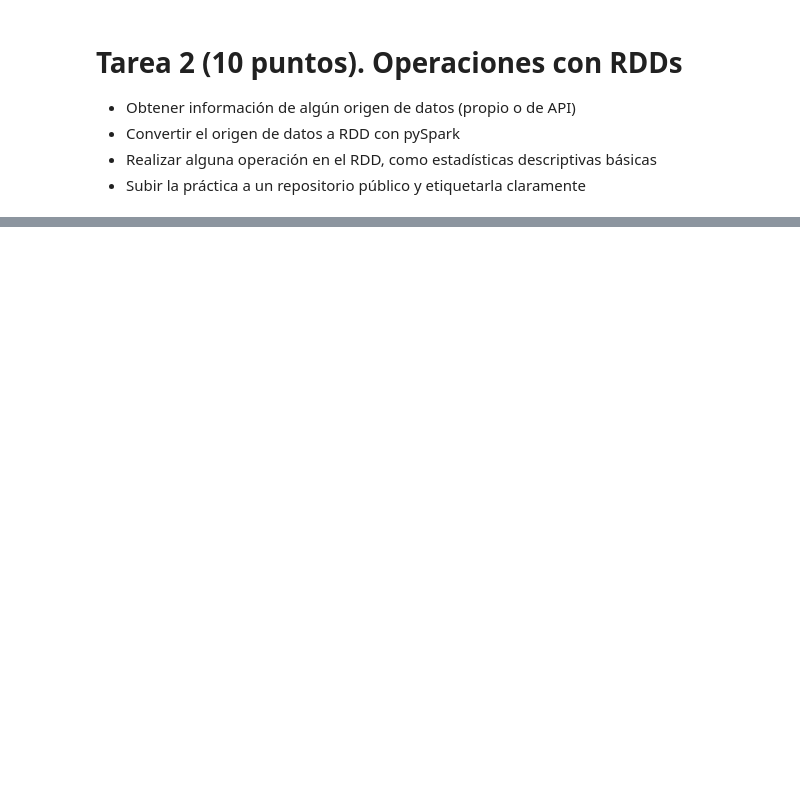
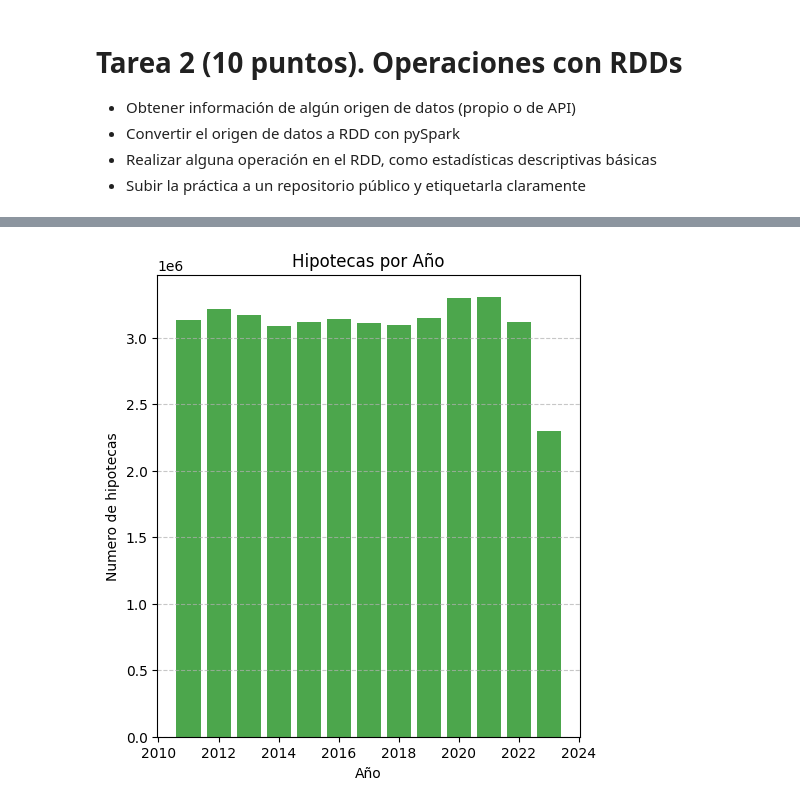
Before and after one commit to CesarAHO123/BigData_MCD, a Jupyter notebook: Tarea2.ipynb, the cells around one changed output, grey strips where cells are left out. Saved outputs shown, nothing was run; the diff lists cells and outputs as text; code cells hidden in the pictures; blank space fills up the shorter version.

```diff
--- a/Tarea2.ipynb
+++ b/Tarea2.ipynb
@@ -68,0 +116,16 @@ print(f"Valor máximo de VALUE1: {max_value}")
+# %%
+# Filtrar columnas relevantes (YEAR y VALUE2)
+rdd_graphics_value1 = rdd_filtered.map(lambda x: (int(x['YEAR']), float(x['VALUE1'])))
+rdd_graphics_value2 = rdd_filtered.map(lambda x: (int(x['YEAR']), float(x['VALUE2'])))
+# %%
+
+# Calcular la suma total de VALUE1 por YEAR
+rdd_suma_anual_value1 = rdd_graphics_value1.reduceByKey(lambda x, y: x + y)
+# Calcular la suma total de VALUE2 por YEAR
+rdd_suma_anual_value2 = rdd_graphics_value2.reduceByKey(lambda x, y: x + y)
+# Recolectar y ordenar los datos
+suma_value1_por_anio = rdd_suma_anual_value1.collect()
+suma_value2_por_anio = rdd_suma_anual_value2.collect()
+# %%
+suma_value1_por_anio.sort(key=lambda x: x[0])  # Ordenar por YEAR
+suma_value2_por_anio.sort(key=lambda x: x[0])  # Ordenar por YEAR
@@ -68,0 +140,8 @@ print(f"Valor máximo de VALUE1: {max_value}")
+# %%
+# Separar años y valores de suma para VALUE1
+años_value1 = [x[0] for x in suma_value1_por_anio]
+valores_value1 = [x[1] for x in suma_value1_por_anio]
+
+# Separar años y valores de suma para VALUE2
+años_value2 = [x[0] for x in suma_value2_por_anio]
+valores_value2 = [x[1] for x in suma_value2_por_anio]
@@ -68,0 +175,12 @@ print(f"Valor máximo de VALUE1: {max_value}")
+# %%
+# Crear figuras
+plt.figure(figsize=(12, 6))
+# Gráfico 1: Suma de VALUE1
+plt.subplot(1, 2, 1)  # 1 fila, 2 columnas, gráfico 1
+plt.bar(años_value1, valores_value1, color='g', alpha=0.7)
+plt.xlabel('Año')
+plt.ylabel('Numero de hipotecas')
+plt.title('Hipotecas por Año')
+plt.grid(axis='y', linestyle='--', alpha=0.7)
+# %% [output]
+[figure, added]
```
Also changed, not shown: parts of 19 cells of this notebook, 2 other files.
